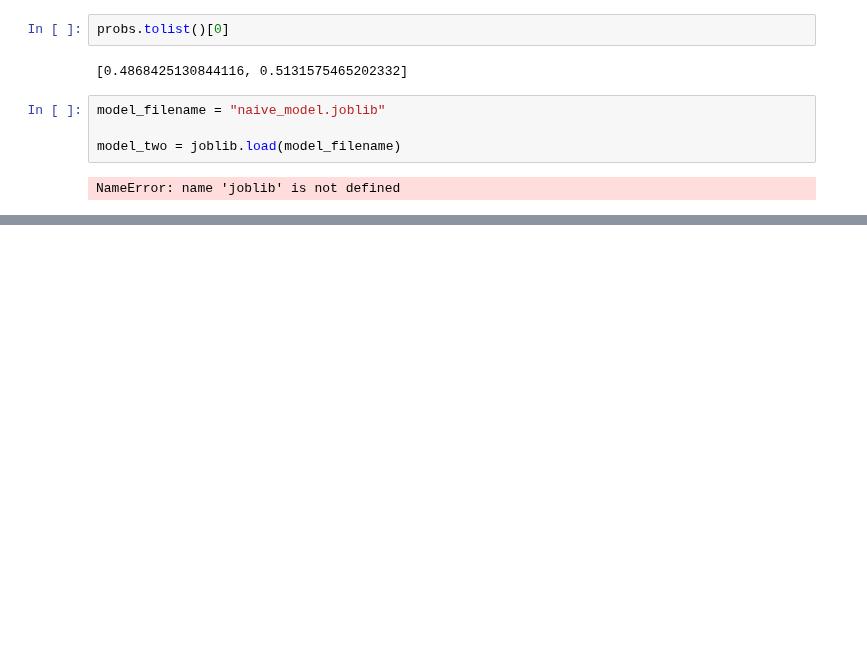
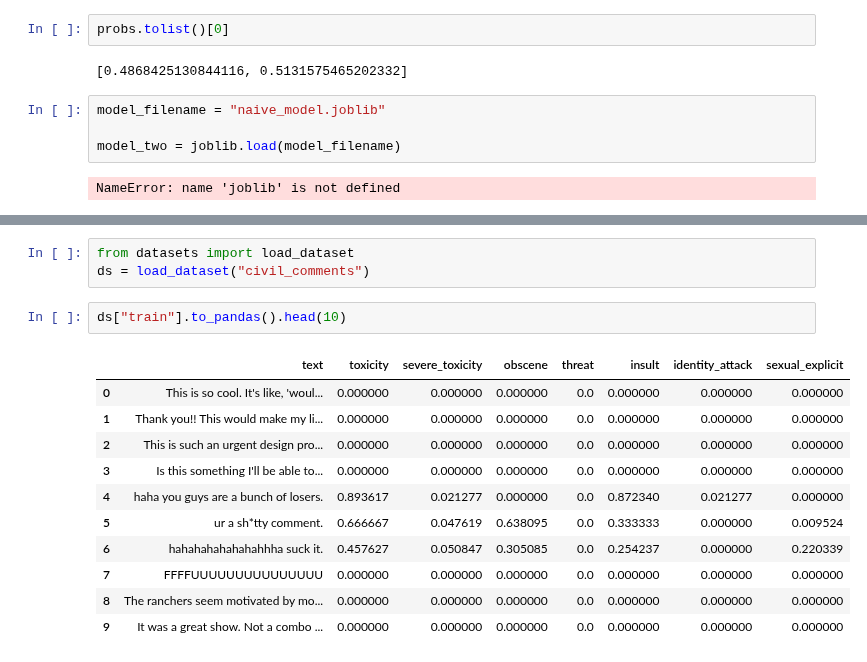
Before and after one commit to urcuqui/WhiteHat, a Jupyter notebook: blueai/contentmoderation/research.ipynb, the cells around one changed output, grey strips where cells are left out. Drawn from its saved outputs; the diff is of its cells as text; blank space fills up the shorter version.

```diff
--- a/blueai/contentmoderation/research.ipynb
+++ b/blueai/contentmoderation/research.ipynb
@@ -535,0 +553,17 @@ NameError: name 'joblib' is not defined
+# %%
+from datasets import load_dataset
+ds = load_dataset("civil_comments")
+# %%
+ds["train"].to_pandas().head(10)
+# %% [output]
+|  | text | toxicity | severe_toxicity | obscene | threat | insult | identity_attack | sexual_explicit |
+| 0 | This is so cool. It's like, 'woul... | 0.000000 | 0.000000 | 0.000000 | 0.0 | 0.000000 | 0.000000 | 0.000000 |
+| 1 | Thank you!! This would make my li... | 0.000000 | 0.000000 | 0.000000 | 0.0 | 0.000000 | 0.000000 | 0.000000 |
+| 2 | This is such an urgent design pro... | 0.000000 | 0.000000 | 0.000000 | 0.0 | 0.000000 | 0.000000 | 0.000000 |
+| 3 | Is this something I'll be able to... | 0.000000 | 0.000000 | 0.000000 | 0.0 | 0.000000 | 0.000000 | 0.000000 |
+| 4 | haha you guys are a bunch of losers. | 0.893617 | 0.021277 | 0.000000 | 0.0 | 0.872340 | 0.021277 | 0.000000 |
+| 5 | ur a sh*tty comment. | 0.666667 | 0.047619 | 0.638095 | 0.0 | 0.333333 | 0.000000 | 0.009524 |
+| 6 | hahahahahahahahhha suck it. | 0.457627 | 0.050847 | 0.305085 | 0.0 | 0.254237 | 0.000000 | 0.220339 |
+| 7 | FFFFUUUUUUUUUUUUUUU | 0.000000 | 0.000000 | 0.000000 | 0.0 | 0.000000 | 0.000000 | 0.000000 |
+| 8 | The ranchers seem motivated by mo... | 0.000000 | 0.000000 | 0.000000 | 0.0 | 0.000000 | 0.000000 | 0.000000 |
+| 9 | It was a great show. Not a combo ... | 0.000000 | 0.000000 | 0.000000 | 0.0 | 0.000000 | 0.000000 | 0.000000 |
```
Also changed, not shown: parts of 2 cells of this notebook, 1 other file.
